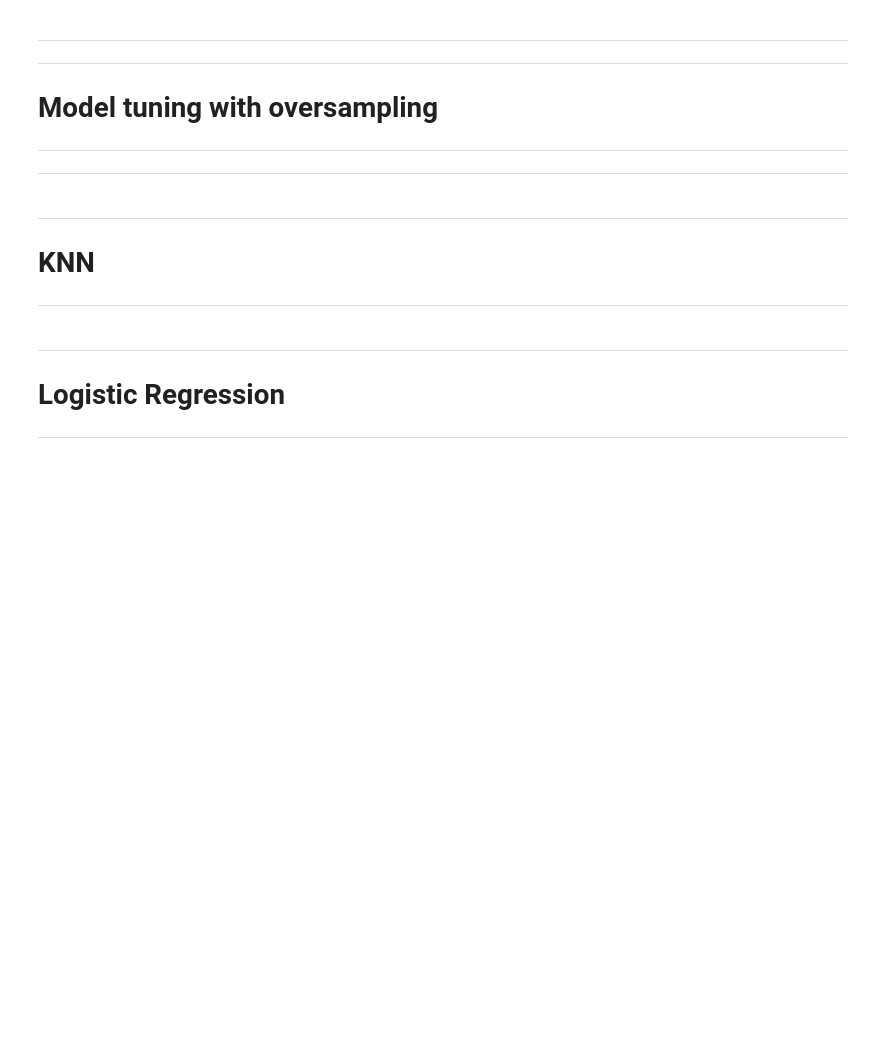
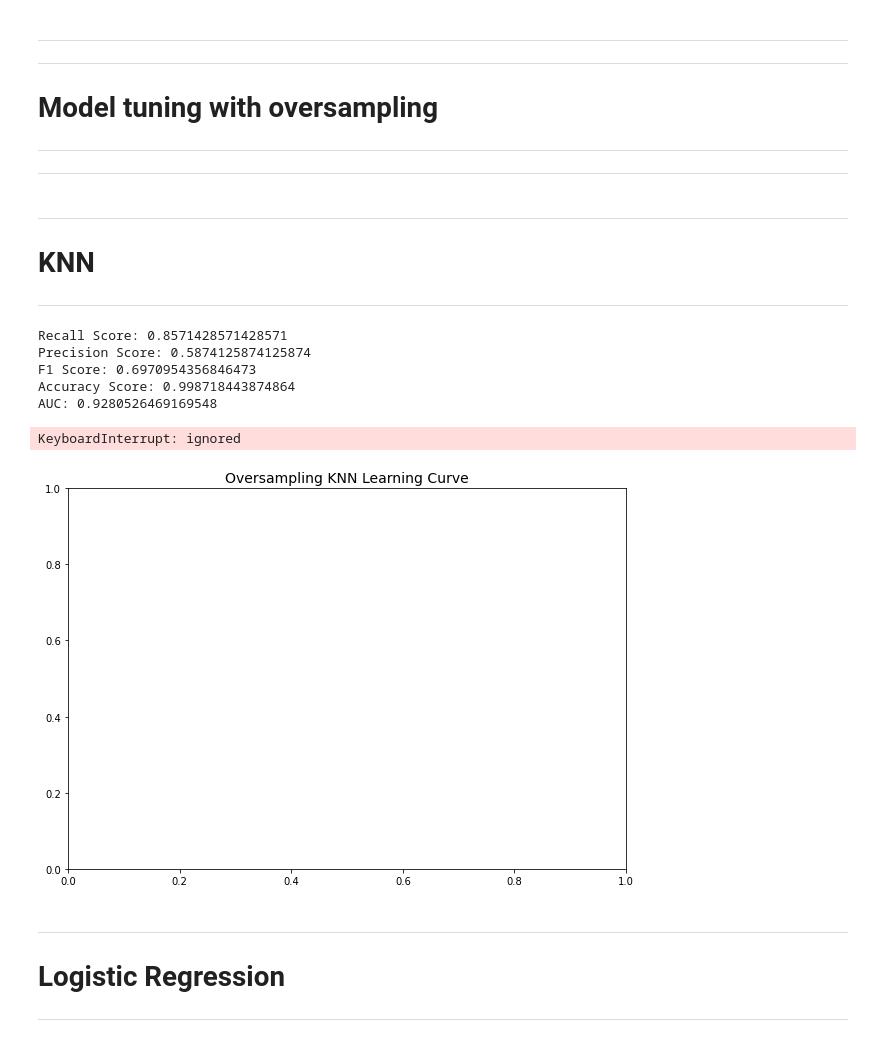
Before and after one commit to sungchan1/goingSaboho, a Jupyter notebook: Creditcard_Fraud_final.ipynb, the cells around one changed output. Saved outputs shown, nothing was run; the diff lists cells and outputs as text; code cells hidden in the pictures; blank space fills up the shorter version.

```diff
--- a/Creditcard_Fraud_final.ipynb
+++ b/Creditcard_Fraud_final.ipynb
@@ -463,16 +463,25 @@ x_train_over, y_train_over = smote.fit_sample(x_train,y_train)
 # adasyn = ADASYN(random_state = 42, sampling_strategy=0.1)
 # x_train_over, y_train_over = adasyn.fit_sample(x_train,y_train)
 # %%
-knc_over = KNeighborsClassifier(n_neighbors=i)
+knc_over = KNeighborsClassifier(n_neighbors=3)
 knc_over.fit(x_train_over, y_train_over)
 y_pred = knc_over.predict(x_test)
 
 print_metric(y_test, y_pred)
+# %% [output]
+Recall Score: 0.8571428571428571
+Precision Score: 0.5874125874125874
+F1 Score: 0.6970954356846473
+Accuracy Score: 0.998718443874864
+AUC: 0.9280526469169548
 # %%
 plt.figure(figsize=(10, 7))
 plt.title("Oversampling KNN Learning Curve", fontsize=14)
 cv = ShuffleSplit(test_size=0.2,random_state=42)
-plot_learning_curve(knc_under, x_train_under, y_train_under, cv=cv)
+plot_learning_curve(knc_over, x_train_over, y_train_over, cv=cv)
+# %% [output]
+KeyboardInterrupt: ignored
+[figure, added]
 # %% [markdown]
 
 
```
Also changed, not shown: parts of 7 cells of this notebook.
